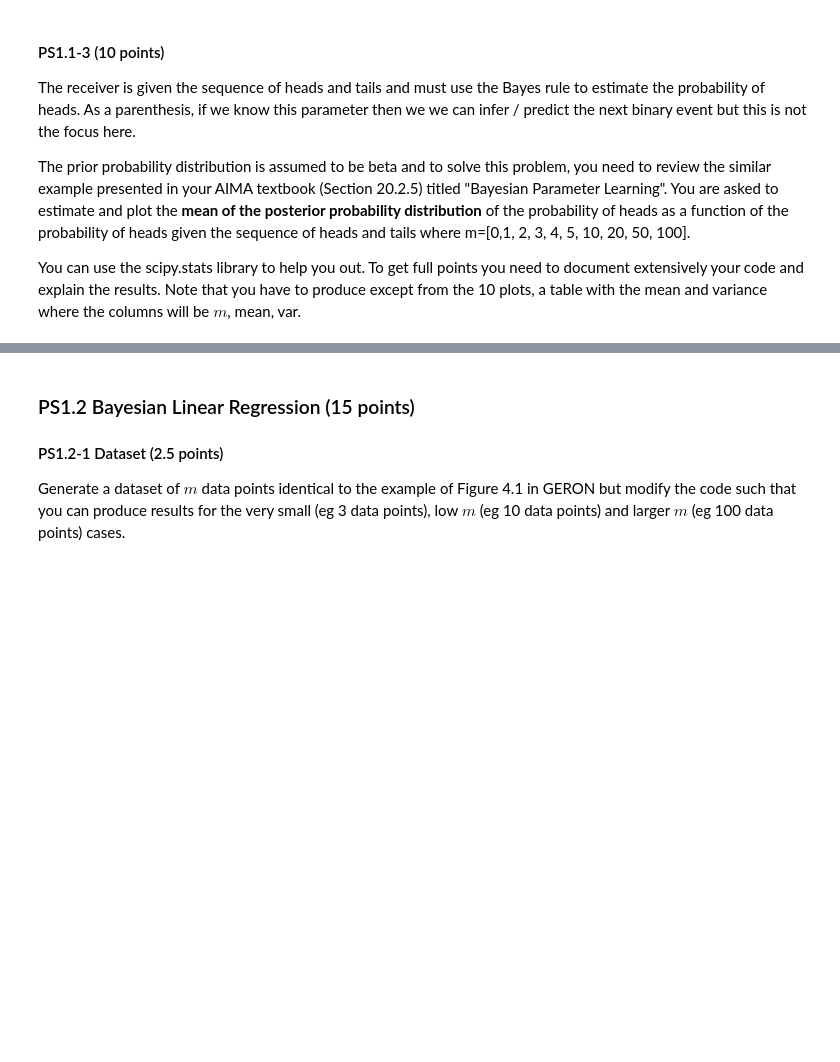
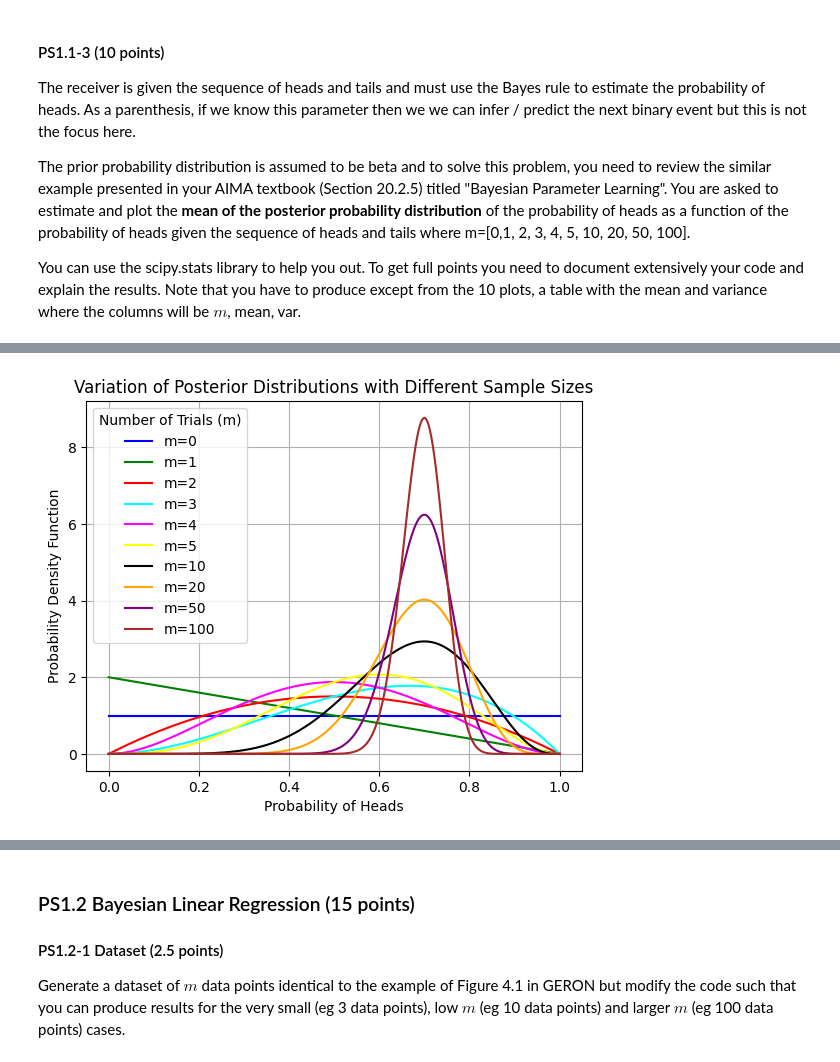
Before and after one commit to TNorsang/CS370-assignments, a Jupyter notebook: midterm-take-home/take-home.ipynb, the cells around one changed output, grey strips where cells are left out. Saved outputs shown, nothing was run; the diff lists cells and outputs as text; code cells hidden in the pictures; blank space fills up the shorter version.

```diff
--- a/midterm-take-home/take-home.ipynb
+++ b/midterm-take-home/take-home.ipynb
@@ -151,0 +98,98 @@ m, Mean, Variance
+# %%
+import numpy as np
+import matplotlib.pyplot as plt
+from scipy.stats import beta
+
+# simulate the experiment and update the posterior distribution
+def simulate_experiment(m_values, alpha_prior, beta_prior, bias=0.7):
+    """
+    Simulate coin flips and update posterior distribution for a list of trials (m_values).
+
+    Parameters & Return Variables.
+
+    Parameter Variables:
+    - m_values: List of ints, for number of coin flips.
+    - alpha_prior, beta_prior: Prior distribution parameters for the beta distribution.
+    - bias: P(head)
+
+    Return Variables:
+    - mean_list: List of posterior means.
+    - variance_list: List of posterior variances.
+    - posterior_params: List of tuples containing the alpha and beta parameters for each posterior.
+    """
+    mean_list, variance_list, posterior_params = [], [], []
+
+    for m in m_values:
+        heads = int(bias * m)
+        tails = m - heads
+
+        # Update the posterior parameters based on the results
+        alpha_posterior, beta_posterior = alpha_prior + heads, beta_prior + tails
+        posterior_params.append((alpha_posterior, beta_posterior))
+
+        # Calculate and append the mean and variance for the posterior distribution
+        mean_list.append(alpha_posterior / (alpha_posterior + beta_posterior))
+        variance_list.append((alpha_posterior * beta_posterior) / ((alpha_posterior + beta_posterior) ** 2 * (alpha_posterior + beta_posterior + 1)))
+
+    return mean_list, variance_list, posterior_params
+
+def plot_posterior_distributions(m_values, posterior_params):
+    """
+    Plot the posterior probability distributions.
+
+    Parameters & Return Variables.
+
+    Parameter Variables:
+    - m_values: List of ints, for number of coin flips.
+    - posterior_params: List of tuples containing the alpha and beta parameters for each posterior.
+
+    Return Variables:
+    None.
+
+    """
+    x = np.linspace(0, 1, 1000)
+    colors = ['blue', 'green', 'red', 'cyan', 'magenta', 'yellow', 'black', 'orange', 'purple', 'brown']
+
+    for (m, params), color in zip(zip(m_values, posterior_params), colors):
+        plt.plot(x, beta.pdf(x, *params), label=f'm={m}', color=color)
+
+    plt.xlabel('Probability of Heads')
+    plt.ylabel('Probability Density Function')
+    plt.title('Variation of Posterior Distributions with Different Sample Sizes')
+    plt.legend(title='Number of Trials (m)', loc='upper left')
+    plt.grid(True)
+    plt.show()
+
+
+def print_summary_table(m_values, mean_list, variance_list):
+    """
+    Tabulating the mean and variance for each trial
+
+    Parameters & Return Variables.
+
+    Parameter Variables:
+    - m_values: List of ints, for number of coin flips.
+    - mean_list: List of posterior means.
+    - variance_list: List of posterior variances.
+
+    Return Variables:
+    None.
+    """
+    print("m\tMean\tVariance")
+    for m, mean, variance in zip(m_values, mean_list, variance_list):
+        print(f"{m}\t{mean:.4f}\t{variance:.4f}")
+
+# Main experiment parameters
+m_values = [0, 1, 2, 3, 4, 5, 10, 20, 50, 100]
+alpha_prior, beta_prior = 1, 1
+
+# Run simulation
+mean_list, variance_list, posterior_params = simulate_experiment(m_values, alpha_prior, beta_prior)
+
+# Plot the posterior distributions
+plot_posterior_distributions(m_values, posterior_params)
+
+# Print summary table
+print_summary_table(m_values, mean_list, variance_list)
+# %% [output]
+[figure, added]
```
Also changed, not shown: parts of 11 cells of this notebook.
